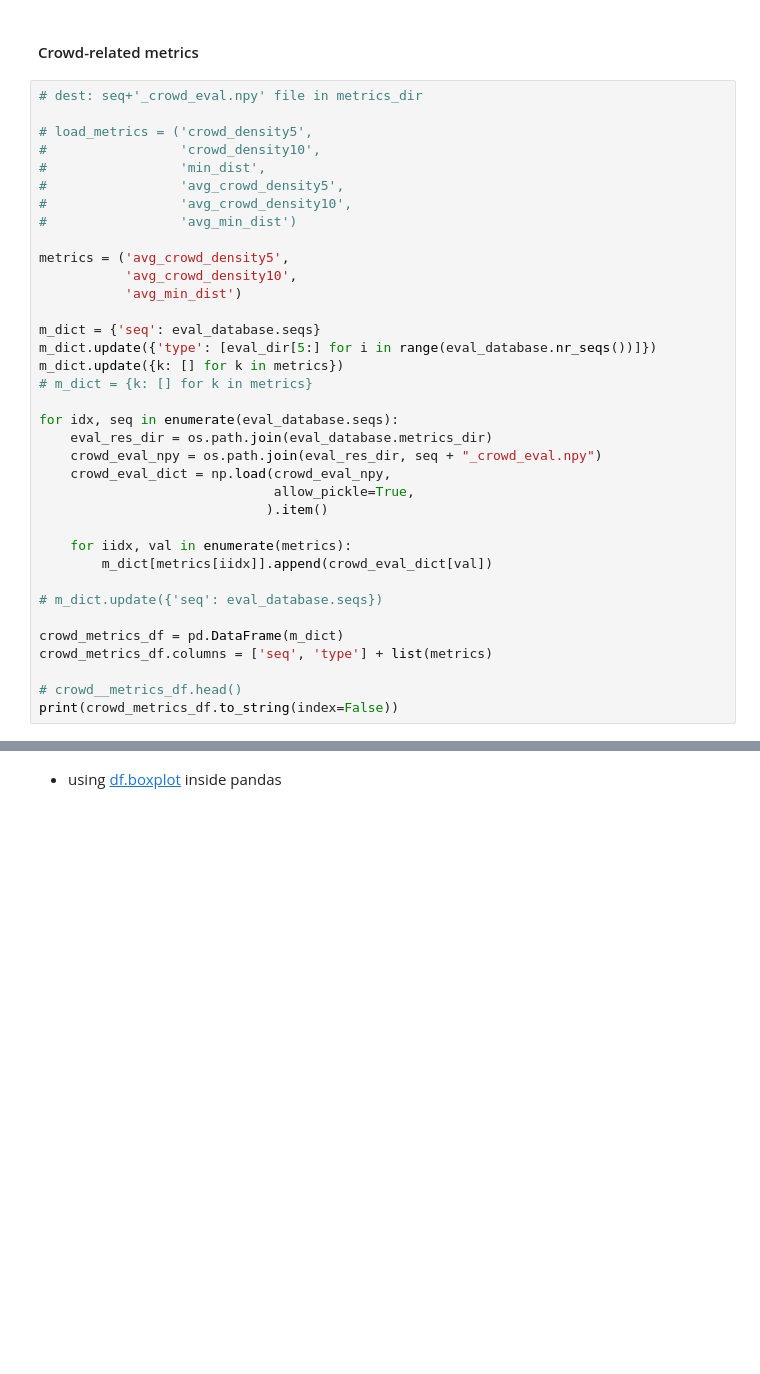
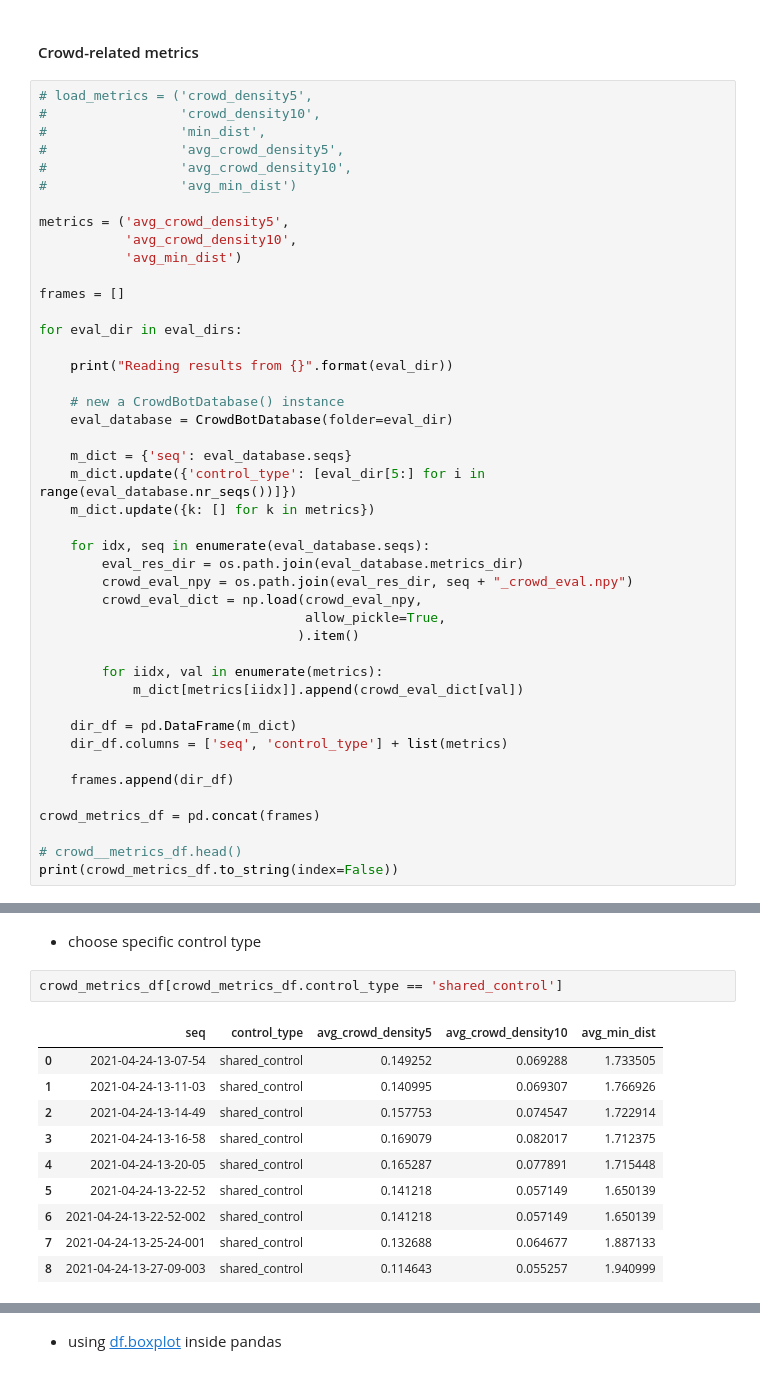
Before and after one commit to epfl-lasa/crowdbot-evaluation-tools, a Jupyter notebook: notebooks/comprehensive_eval.ipynb, the cells around one changed output, grey strips where cells are left out. Cells and saved outputs as stored; diff of their text form; blank space fills up the shorter version.

```diff
--- a/notebooks/comprehensive_eval.ipynb
+++ b/notebooks/comprehensive_eval.ipynb
@@ -104,8 +102,6 @@ Available seqs: ['2021-04-24-13-07-54', '2021-04-24-13-11-03', '2021-04-24-13-14
 # %% [markdown]
 #### Crowd-related metrics
 # %%
-# dest: seq+'_crowd_eval.npy' file in metrics_dir
-
 # load_metrics = ('crowd_density5',
 #                 'crowd_density10',
 #                 'min_dist',
@@ -117,25 +113,35 @@ metrics = ('avg_crowd_density5',
            'avg_crowd_density10',
            'avg_min_dist')
 
-m_dict = {'seq': eval_database.seqs}
-m_dict.update({'type': [eval_dir[5:] for i in range(eval_database.nr_seqs())]})
-m_dict.update({k: [] for k in metrics})
-# m_dict = {k: [] for k in metrics}
+frames = []
 
-for idx, seq in enumerate(eval_database.seqs):
-    eval_res_dir = os.path.join(eval_database.metrics_dir)
-    crowd_eval_npy = os.path.join(eval_res_dir, seq + "_crowd_eval.npy")
-    crowd_eval_dict = np.load(crowd_eval_npy,
-                              allow_pickle=True,
-                             ).item()
+for eval_dir in eval_dirs:
 
-    for iidx, val in enumerate(metrics):
-        m_dict[metrics[iidx]].append(crowd_eval_dict[val])
+    print("Reading results from {}".format(eval_dir))
 
-# m_dict.update({'seq': eval_database.seqs})
+    # new a CrowdBotDatabase() instance
+    eval_database = CrowdBotDatabase(folder=eval_dir)
 
-crowd_metrics_df = pd.DataFrame(m_dict)
-crowd_metrics_df.columns = ['seq', 'type'] + list(metrics)
+    m_dict = {'seq': eval_database.seqs}
+    m_dict.update({'control_type': [eval_dir[5:] for i in range(eval_database.nr_seqs())]})
+    m_dict.update({k: [] for k in metrics})
+
+    for idx, seq in enumerate(eval_database.seqs):
+        eval_res_dir = os.path.join(eval_database.metrics_dir)
+        crowd_eval_npy = os.path.join(eval_res_dir, seq + "_crowd_eval.npy")
+        crowd_eval_dict = np.load(crowd_eval_npy,
+                                  allow_pickle=True,
+                                 ).item()
+
+        for iidx, val in enumerate(metrics):
+            m_dict[metrics[iidx]].append(crowd_eval_dict[val])
+
+    dir_df = pd.DataFrame(m_dict)
+    dir_df.columns = ['seq', 'control_type'] + list(metrics)
+
+    frames.append(dir_df)
+
+crowd_metrics_df = pd.concat(frames)
 
 # crowd__metrics_df.head()
 print(crowd_metrics_df.to_string(index=False))
@@ -150,3 +163,18 @@ print(crowd_metrics_df.to_string(index=False))
 2021-04-24-13-22-52-002 shared_control            0.141218             0.057149      1.650139
 2021-04-24-13-25-24-001 shared_control            0.132688             0.064677      1.887133
 2021-04-24-13-27-09-003 shared_control            0.114643             0.055257      1.940999
+# %% [markdown]
+- choose specific control type
+# %%
+crowd_metrics_df[crowd_metrics_df.control_type == 'shared_control']
+# %% [output]
+|  | seq | control_type | avg_crowd_density5 | avg_crowd_density10 | avg_min_dist |
+| 0 | 2021-04-24-13-07-54 | shared_control | 0.149252 | 0.069288 | 1.733505 |
+| 1 | 2021-04-24-13-11-03 | shared_control | 0.140995 | 0.069307 | 1.766926 |
+| 2 | 2021-04-24-13-14-49 | shared_control | 0.157753 | 0.074547 | 1.722914 |
+| 3 | 2021-04-24-13-16-58 | shared_control | 0.169079 | 0.082017 | 1.712375 |
+| 4 | 2021-04-24-13-20-05 | shared_control | 0.165287 | 0.077891 | 1.715448 |
+| 5 | 2021-04-24-13-22-52 | shared_control | 0.141218 | 0.057149 | 1.650139 |
+| 6 | 2021-04-24-13-22-52-002 | shared_control | 0.141218 | 0.057149 | 1.650139 |
+| 7 | 2021-04-24-13-25-24-001 | shared_control | 0.132688 | 0.064677 | 1.887133 |
+| 8 | 2021-04-24-13-27-09-003 | shared_control | 0.114643 | 0.055257 | 1.940999 |
```
Also changed, not shown: parts of 12 cells of this notebook.
